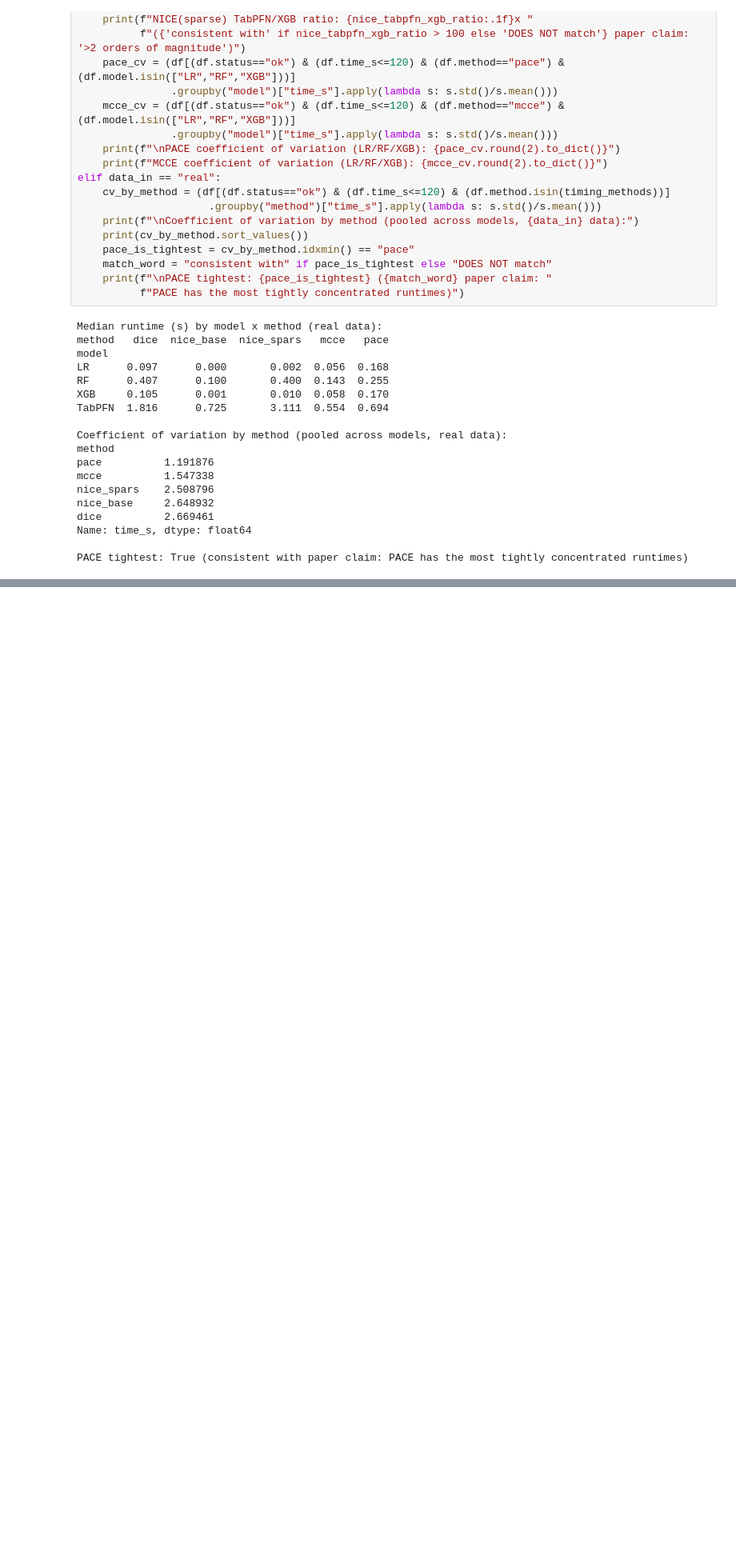
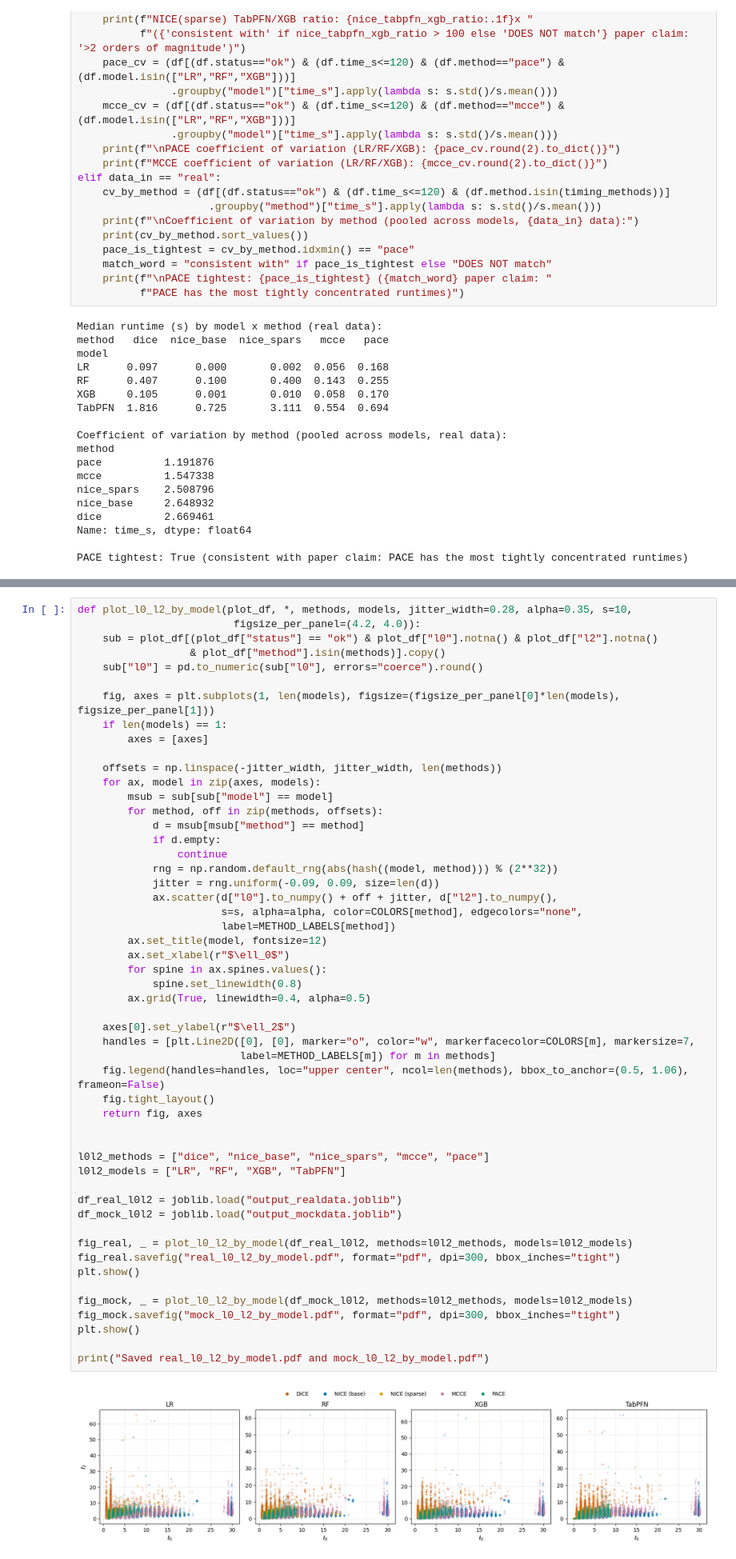
Before and after one commit to leonidaschristodoulou/cf-proposal, a Jupyter notebook: cfprop_analysis.ipynb, the cells around one changed output, grey strips where cells are left out. Shown at 80% size. Cells and saved outputs as stored; diff of their text form; blank space fills up the shorter version.

```diff
--- a/cfprop_analysis.ipynb
+++ b/cfprop_analysis.ipynb
@@ -682,0 +694,54 @@ PACE tightest: True (consistent with paper claim: PACE has the most tightly conc
+# %%
+def plot_l0_l2_by_model(plot_df, *, methods, models, jitter_width=0.28, alpha=0.35, s=10,
+                         figsize_per_panel=(4.2, 4.0)):
+    sub = plot_df[(plot_df["status"] == "ok") & plot_df["l0"].notna() & plot_df["l2"].notna()
+                  & plot_df["method"].isin(methods)].copy()
+    sub["l0"] = pd.to_numeric(sub["l0"], errors="coerce").round()
+
+    fig, axes = plt.subplots(1, len(models), figsize=(figsize_per_panel[0]*len(models), figsize_per_panel[1]))
+    if len(models) == 1:
+        axes = [axes]
+
+    offsets = np.linspace(-jitter_width, jitter_width, len(methods))
+    for ax, model in zip(axes, models):
+        msub = sub[sub["model"] == model]
+        for method, off in zip(methods, offsets):
+            d = msub[msub["method"] == method]
+            if d.empty:
+                continue
+            rng = np.random.default_rng(abs(hash((model, method))) % (2**32))
+            jitter = rng.uniform(-0.09, 0.09, size=len(d))
+            ax.scatter(d["l0"].to_numpy() + off + jitter, d["l2"].to_numpy(),
+                       s=s, alpha=alpha, color=COLORS[method], edgecolors="none",
+                       label=METHOD_LABELS[method])
+        ax.set_title(model, fontsize=12)
+        ax.set_xlabel(r"$\ell_0$")
+        for spine in ax.spines.values():
+            spine.set_linewidth(0.8)
+        ax.grid(True, linewidth=0.4, alpha=0.5)
+
+    axes[0].set_ylabel(r"$\ell_2$")
+    handles = [plt.Line2D([0], [0], marker="o", color="w", markerfacecolor=COLORS[m], markersize=7,
+                          label=METHOD_LABELS[m]) for m in methods]
+    fig.legend(handles=handles, loc="upper center", ncol=len(methods), bbox_to_anchor=(0.5, 1.06), frameon=False)
+    fig.tight_layout()
+    return fig, axes
+
+
+l0l2_methods = ["dice", "nice_base", "nice_spars", "mcce", "pace"]
+l0l2_models = ["LR", "RF", "XGB", "TabPFN"]
+
+df_real_l0l2 = joblib.load("output_realdata.joblib")
+df_mock_l0l2 = joblib.load("output_mockdata.joblib")
+
+fig_real, _ = plot_l0_l2_by_model(df_real_l0l2, methods=l0l2_methods, models=l0l2_models)
+fig_real.savefig("real_l0_l2_by_model.pdf", format="pdf", dpi=300, bbox_inches="tight")
+plt.show()
+
+fig_mock, _ = plot_l0_l2_by_model(df_mock_l0l2, methods=l0l2_methods, models=l0l2_models)
+fig_mock.savefig("mock_l0_l2_by_model.pdf", format="pdf", dpi=300, bbox_inches="tight")
+plt.show()
+
+print("Saved real_l0_l2_by_model.pdf and mock_l0_l2_by_model.pdf")
+# %% [output]
+[figure, added]
```
Also changed, not shown: parts of 4 cells of this notebook.
